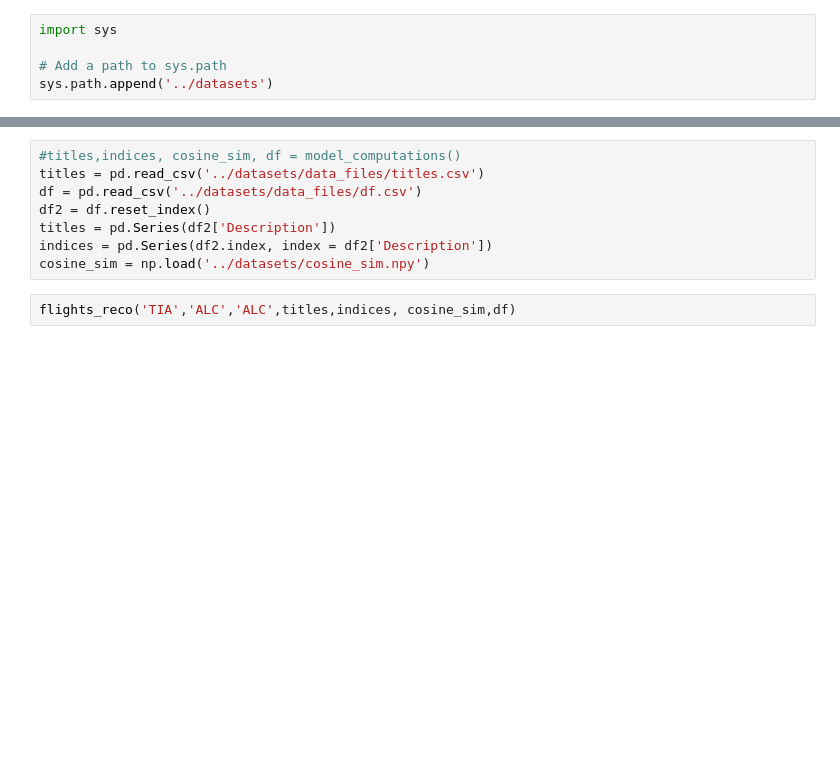
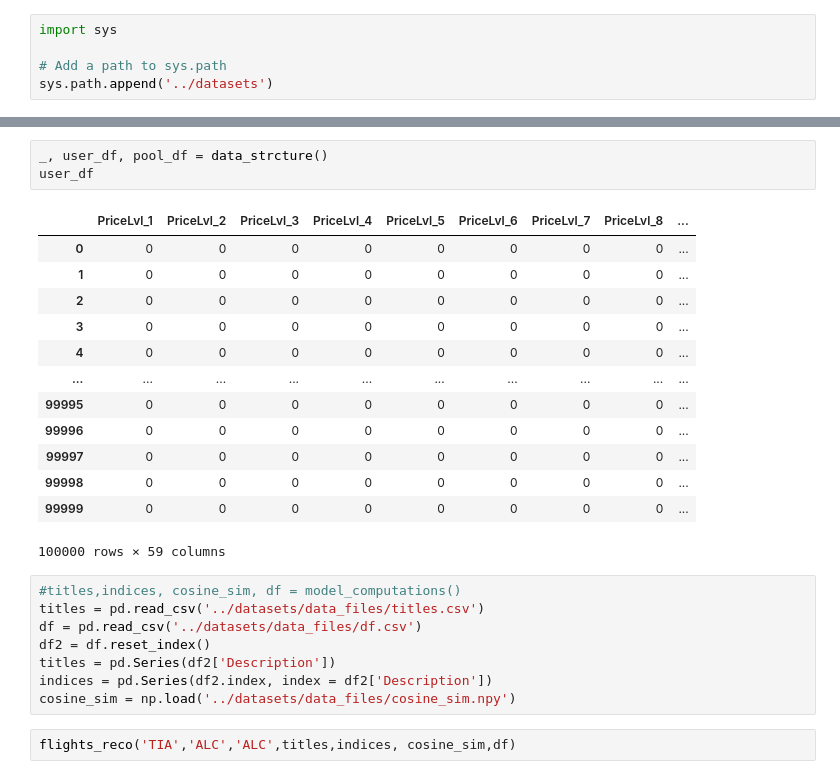
Before and after one commit to yalsaffar/Tourism-Recommendation-System, a Jupyter notebook: lib/models/model_inital_testing.ipynb, the cells around one changed output, grey strips where cells are left out. Drawn from its saved outputs; the diff is of its cells as text; blank space fills up the shorter version.

```diff
--- a/lib/models/model_inital_testing.ipynb
+++ b/lib/models/model_inital_testing.ipynb
@@ -31,3 +17,20 @@ To adopt the future behavior and silence this warning, use
+# %%
+_, user_df, pool_df = data_strcture()
+user_df
+# %% [output]
+|  | PriceLvl_1 | PriceLvl_2 | PriceLvl_3 | PriceLvl_4 | PriceLvl_5 | PriceLvl_6 | PriceLvl_7 | PriceLvl_8 | ... |
+| 0 | 0 | 0 | 0 | 0 | 0 | 0 | 0 | 0 | ... |
+| 1 | 0 | 0 | 0 | 0 | 0 | 0 | 0 | 0 | ... |
+| 2 | 0 | 0 | 0 | 0 | 0 | 0 | 0 | 0 | ... |
+| 3 | 0 | 0 | 0 | 0 | 0 | 0 | 0 | 0 | ... |
+| 4 | 0 | 0 | 0 | 0 | 0 | 0 | 0 | 0 | ... |
+| ... | ... | ... | ... | ... | ... | ... | ... | ... | ... |
+| 99995 | 0 | 0 | 0 | 0 | 0 | 0 | 0 | 0 | ... |
+| 99996 | 0 | 0 | 0 | 0 | 0 | 0 | 0 | 0 | ... |
+| 99997 | 0 | 0 | 0 | 0 | 0 | 0 | 0 | 0 | ... |
+| 99998 | 0 | 0 | 0 | 0 | 0 | 0 | 0 | 0 | ... |
+| 99999 | 0 | 0 | 0 | 0 | 0 | 0 | 0 | 0 | ... |
+100000 rows × 59 columns
 # %%
 #titles,indices, cosine_sim, df = model_computations()
 titles = pd.read_csv('../datasets/data_files/titles.csv')
@@ -35,7 +38,7 @@ df = pd.read_csv('../datasets/data_files/df.csv')
 df2 = df.reset_index()
 titles = pd.Series(df2['Description'])
 indices = pd.Series(df2.index, index = df2['Description'])
-cosine_sim = np.load('../datasets/cosine_sim.npy')
+cosine_sim = np.load('../datasets/data_files/cosine_sim.npy')
 # %%
 flights_reco('TIA','ALC','ALC',titles,indices, cosine_sim,df)
 # %% [output]
```
Also changed, not shown: parts of 7 cells of this notebook, 11 other files.
